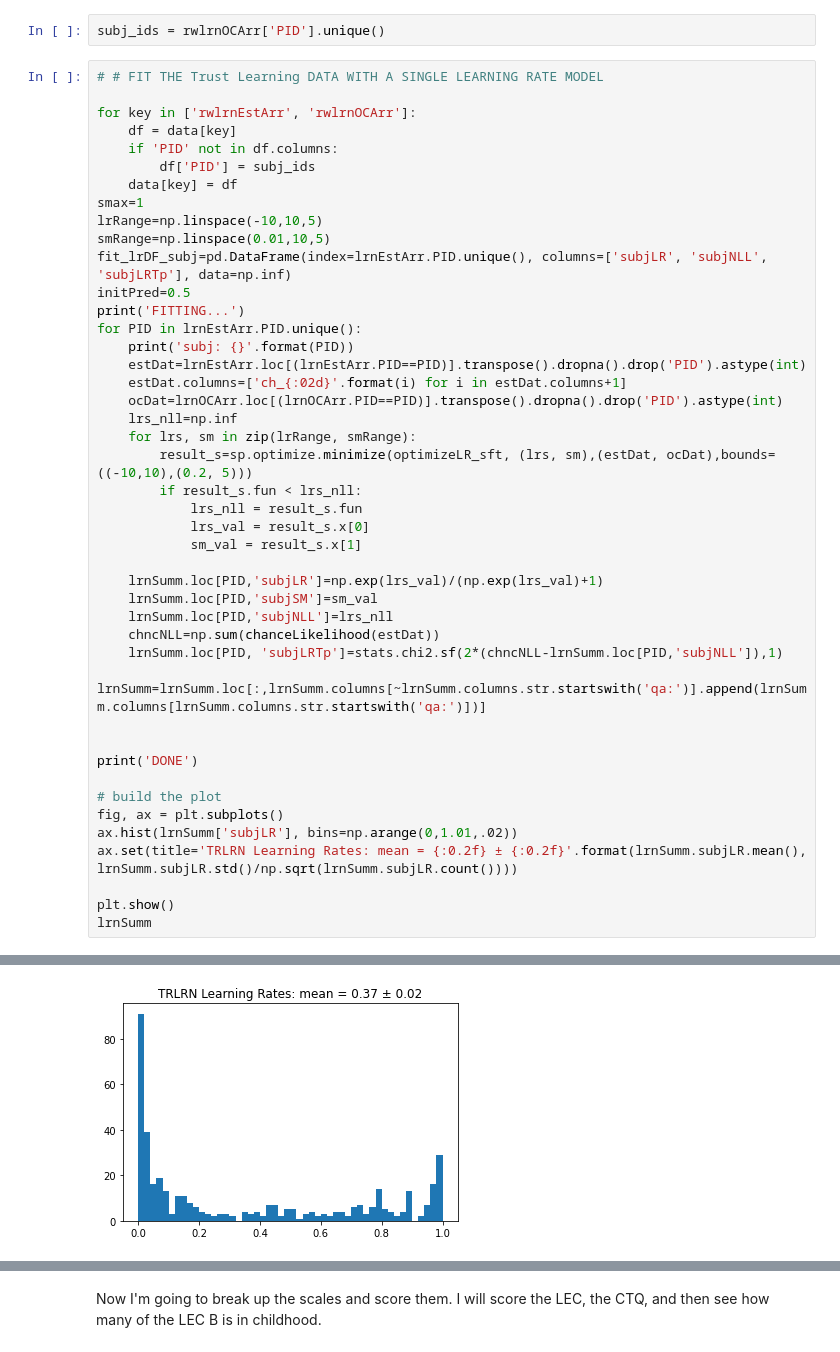
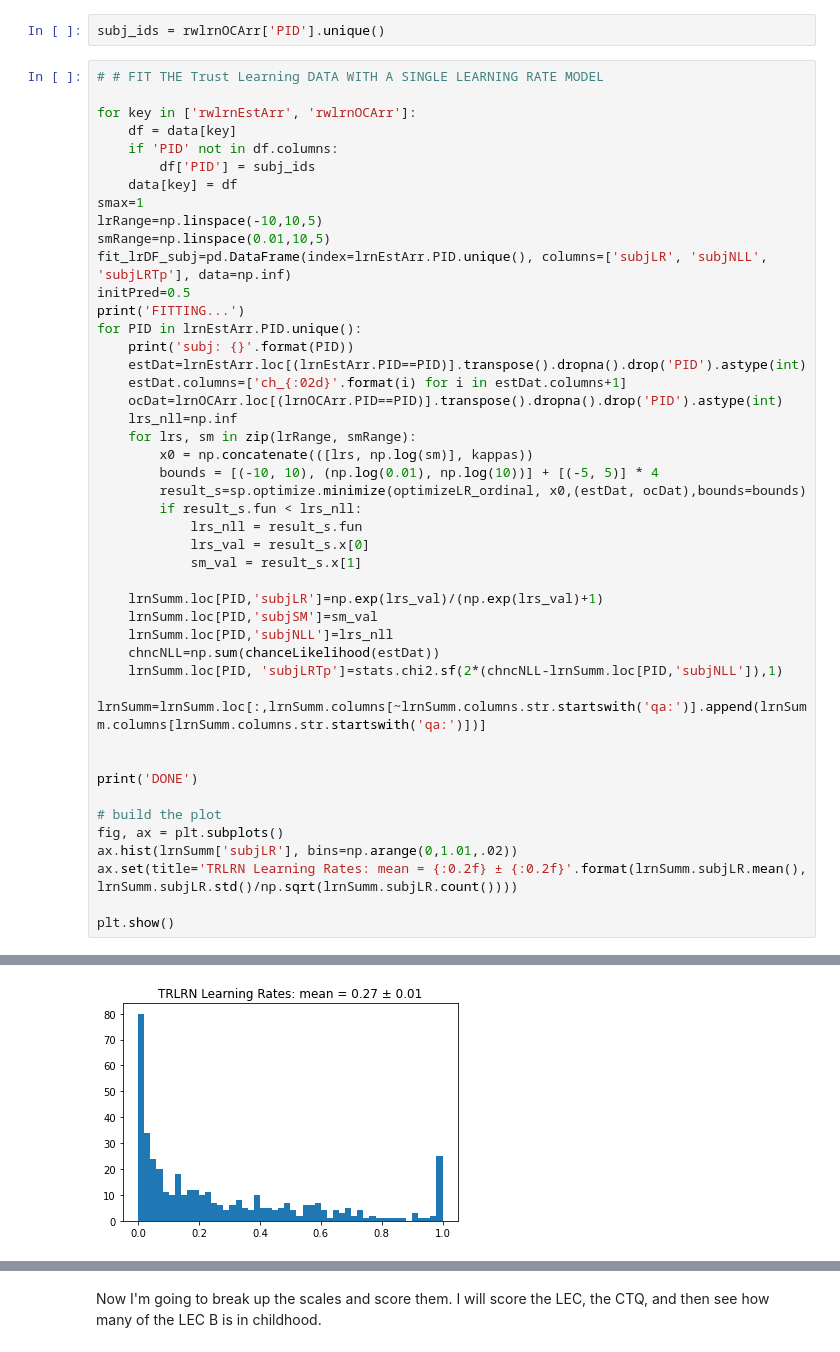
Before and after one commit to thandre6000/IPTSocialLearningDecision, a Jupyter notebook: notebooks/OrdinalSoftmax.ipynb, the cells around one changed output, grey strips where cells are left out. Cells and saved outputs as stored; diff of their text form.

```diff
--- a/notebooks/OrdinalSoftmax.ipynb
+++ b/notebooks/OrdinalSoftmax.ipynb
@@ -270,7 +344,9 @@ for PID in lrnEstArr.PID.unique():
     ocDat=lrnOCArr.loc[(lrnOCArr.PID==PID)].transpose().dropna().drop('PID').astype(int)
     lrs_nll=np.inf
     for lrs, sm in zip(lrRange, smRange):
-        result_s=sp.optimize.minimize(optimizeLR_sft, (lrs, sm),(estDat, ocDat),bounds=((-10,10),(0.2, 5)))
+        x0 = np.concatenate(([lrs, np.log(sm)], kappas))
+        bounds = [(-10, 10), (np.log(0.01), np.log(10))] + [(-5, 5)] * 4
+        result_s=sp.optimize.minimize(optimizeLR_ordinal, x0,(estDat, ocDat),bounds=bounds)
         if result_s.fun < lrs_nll:
             lrs_nll = result_s.fun
             lrs_val = result_s.x[0]
@@ -284,35 +360,34 @@ for PID in lrnEstArr.PID.unique():
 
 lrnSumm=lrnSumm.loc[:,lrnSumm.columns[~lrnSumm.columns.str.startswith('qa:')].append(lrnSumm.columns[lrnSumm.columns.str.startswith('qa:')])]
 
 
 print('DONE')
 
 # build the plot
 fig, ax = plt.subplots()
 ax.hist(lrnSumm['subjLR'], bins=np.arange(0,1.01,.02))
 ax.set(title='TRLRN Learning Rates: mean = {:0.2f} ± {:0.2f}'.format(lrnSumm.subjLR.mean(), lrnSumm.subjLR.std()/np.sqrt(lrnSumm.subjLR.count())))
 
 plt.show()
-lrnSumm
 # %% [output]
 FITTING...
 subj: 5f2f86864fd821374b4367bc
 subj: 61492ac26b91b5b11ba2c88b
 subj: 60234c1d5a0cf81cba76ce5d
 subj: 6362aca86b740b1ec4cb6efb
 subj: 60fcd2b146529d02f1566012
 subj: 63ed12d2c25b08ba24fe8a41
 subj: 5d412a9013864b0015b14b31
 subj: 62ec219e5f3634408fb35580
 subj: 594936ad4152bf0001bfd5cd
 subj: 63d842d3e9626bd5fe5c17b1
 subj: 631bc422eec20143118ad66b
 ... (402 lines left out)
 subj: 610b416fd4f5d1dcfaa28d7a
 subj: 63d9f31dba727de153019798
 subj: 620bdd8ca922fc3f247f6c82
 DONE
-[figure, old version]
+[figure, new version]
 |  | totalTime | rat_mean | rat_std | rat_r1r2_corr_r | rat_r1r2_corr_p | frat_r1r2_corr_r | ... |
 | PROLIFIC_PID |  |  |  |  |  |  | ... |
 | 5f2f86864fd821374b4367bc | 565.772 | 5.250000 | 3.197589 | -0.163286 | 3.886012e-01 | -0.212007 | ... |
```
Also changed, not shown: parts of 27 cells of this notebook, 3 other files.
